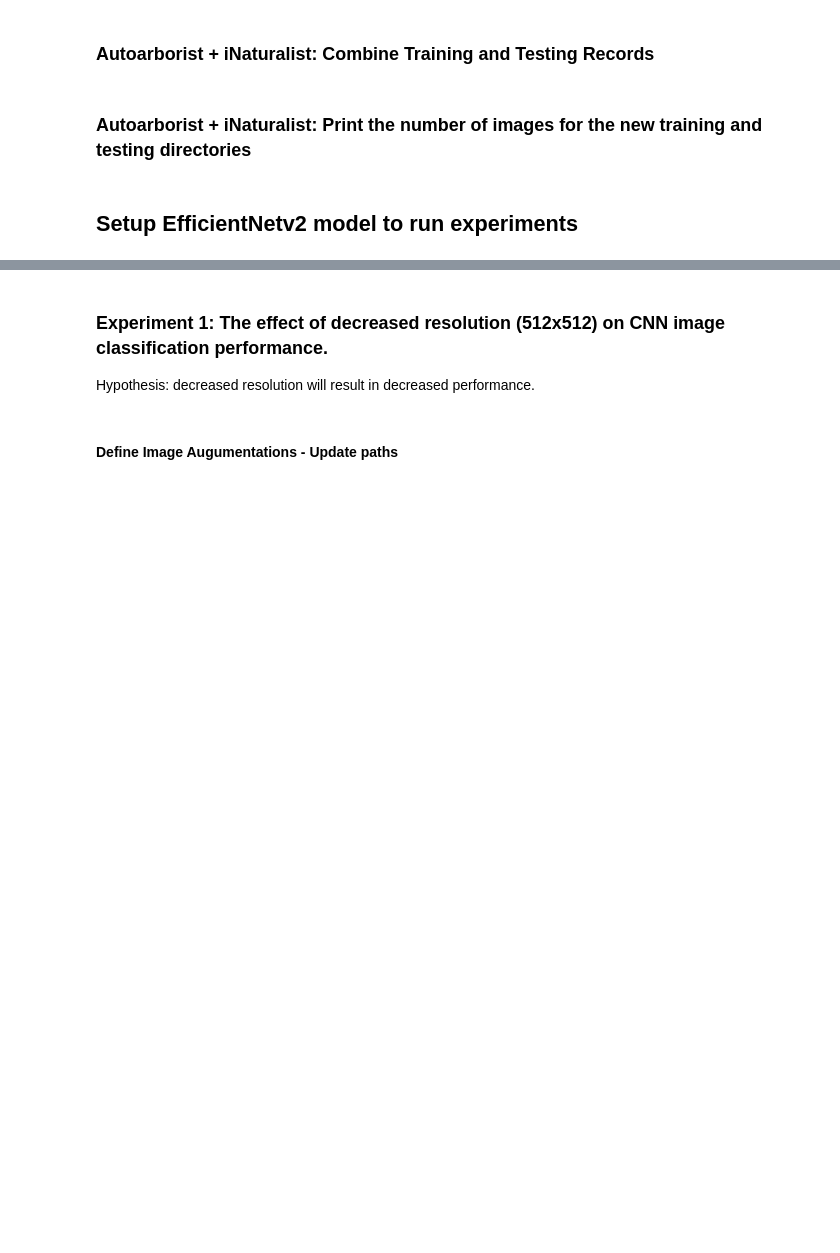
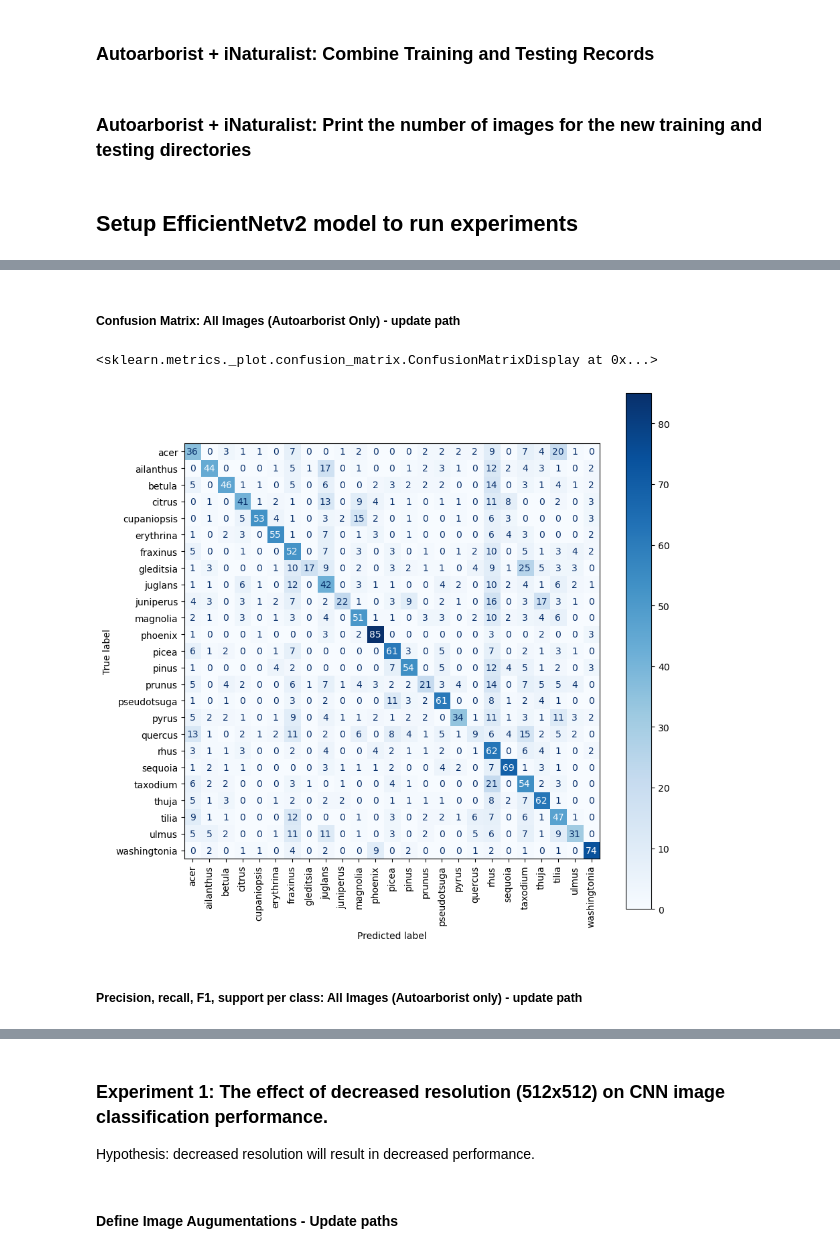
Before and after one commit to ncsu-landscape-dynamics/gsv_host_detector, a Jupyter notebook: tree_classification/AutoArborist_CNN_PyTorch_Apr2024.ipynb, the cells around one changed output, grey strips where cells are left out. Cells and saved outputs as stored; diff of their text form; code cells hidden in the pictures; blank space fills up the shorter version.

Commit message:
code to re-compute evaluation metrics for the base model

```diff
--- a/tree_classification/AutoArborist_CNN_PyTorch_Apr2024.ipynb
+++ b/tree_classification/AutoArborist_CNN_PyTorch_Apr2024.ipynb
@@ -602,0 +696,17 @@ testing_destination_root_inat = r"D:\blaginh\tree_classification\inat\testing_da
+# %%
+# Load a pre-trained model
+model_path = r"D:\blaginh\tree_classification\model_outputs\base\tree-classification-autoarb_inat-25-genera-1000imgs-effnet2s-10epochs-lr001-aug-march724.pth"
+
+# Get GPU Device
+device = get_default_device()
+device
+
+# Instantiate the model with the same architecture as the model which parameters you saved
+model = EfficientNetImageClassification()
+
+#load the model to the device
+model = to_device(EfficientNetImageClassification(), device)
+
+model.load_state_dict(torch.load(model_path))
+
+model.eval() # Call model.eval() to set dropout and batch normalization layers to evaluation mode before running inference. Failing to do this will yield inconsistent inference results.
@@ -602,0 +787,32 @@ testing_destination_root_inat = r"D:\blaginh\tree_classification\inat\testing_da
+# %% [markdown]
+##### Confusion Matrix: All Images (Autoarborist Only) - update path
+# %%
+# Model Evaluation with Confusion Matrix
+y_pred = []
+y_true = []
+
+with torch.no_grad():
+    for inputs, labels in test_dl_aa:
+        inputs, labels = inputs.cuda(), labels.cuda()
+        output = model(inputs)
+        output = torch.argmax(output, dim=1).cpu().numpy()  # Extract predicted labels directly
+        y_pred.extend(output)
+
+        labels = labels.cpu().numpy()
+        y_true.extend(labels)
+
+# Confusion Matrix
+cf_matrix = confusion_matrix(y_true, y_pred)
+
+# Plot Confusion Matrix
+disp = ConfusionMatrixDisplay(cf_matrix, display_labels=selected_genera)
+fig, ax = plt.subplots(figsize=(10, 10))
+disp.plot(cmap=plt.cm.Blues, xticks_rotation='vertical', ax=ax)
+plt.savefig(r"D:\blaginh\tree_classification\model_outputs\base\base_confusion_matrix_aaonly.png", dpi=200)
+#plt.close()
+plt.show()
+# %% [output]
+<sklearn.metrics._plot.confusion_matrix.ConfusionMatrixDisplay at 0x...>
+[figure, added]
+# %% [markdown]
+##### Precision, recall, F1, support per class: All Images (Autoarborist only) - update path
```
Also changed, not shown: parts of 34 cells of this notebook.
